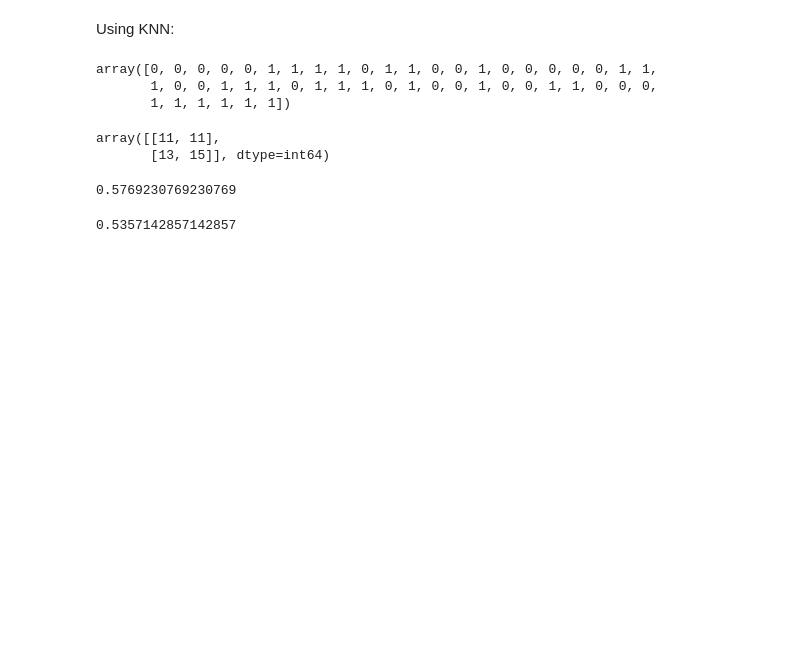
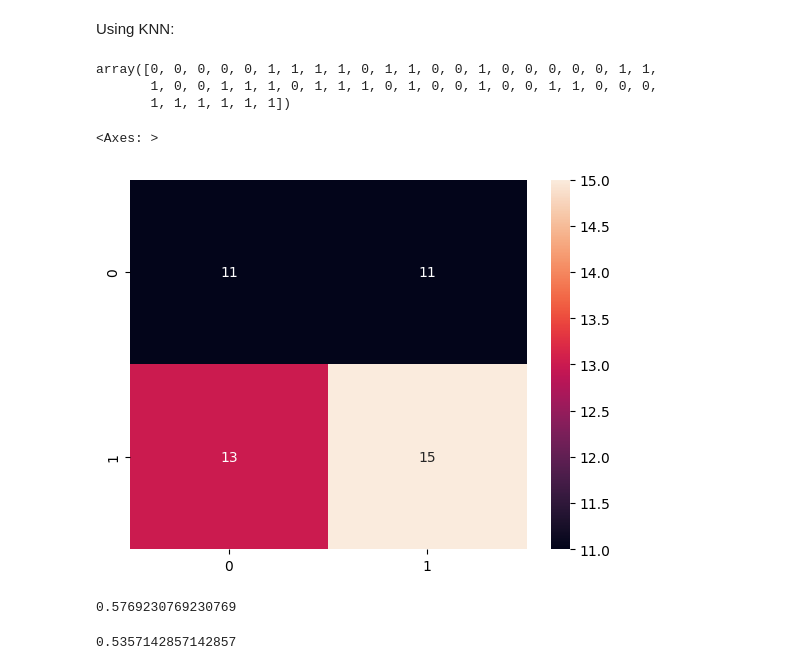
Before and after one commit to ArianAghamohseni/Crypto_ML, a Jupyter notebook: Part 3 - Final.ipynb, the cells around one changed output. Saved outputs shown, nothing was run; the diff lists cells and outputs as text; code cells hidden in the pictures; blank space fills up the shorter version.

```diff
--- a/Part 3 - Final.ipynb
+++ b/Part 3 - Final.ipynb
@@ -471,11 +472,11 @@ ypred
 array([0, 0, 0, 0, 0, 1, 1, 1, 1, 0, 1, 1, 0, 0, 1, 0, 0, 0, 0, 0, 1, 1,
        1, 0, 0, 1, 1, 1, 0, 1, 1, 1, 0, 1, 0, 0, 1, 0, 0, 1, 1, 0, 0, 0,
        1, 1, 1, 1, 1, 1])
-# %%
-confusion_matrix(yeval, ypred)
-# %% [output]
-array([[11, 11],
-       [13, 15]], dtype=int64)
+# %%
+sns.heatmap(confusion_matrix(yeval, ypred), annot=True)
+# %% [output]
+<Axes: >
+[figure, added]
 # %%
 precision_score(yeval, ypred)
 # %% [output]
```
Also changed, not shown: parts of 13 cells of this notebook.
